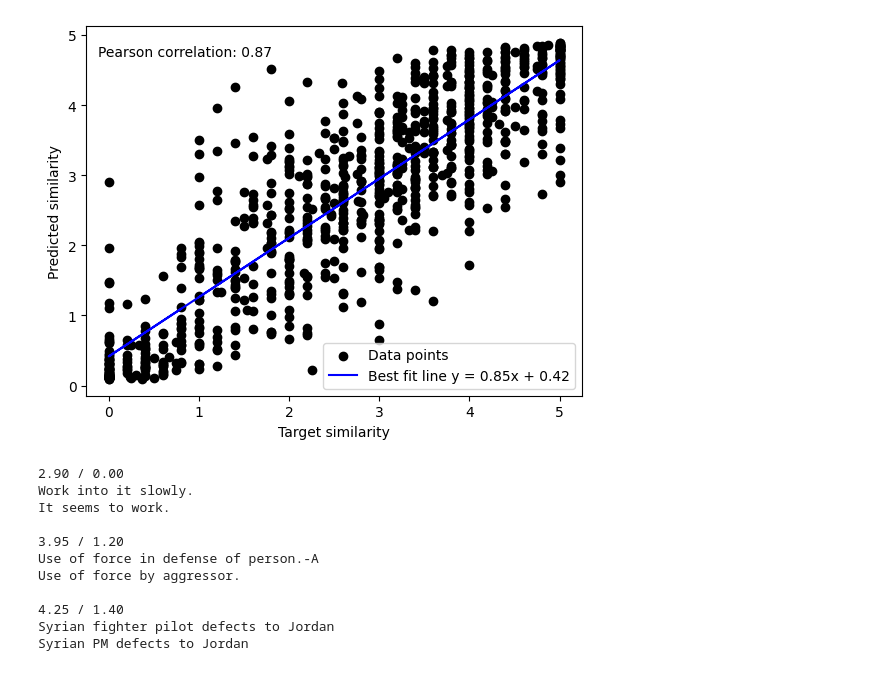
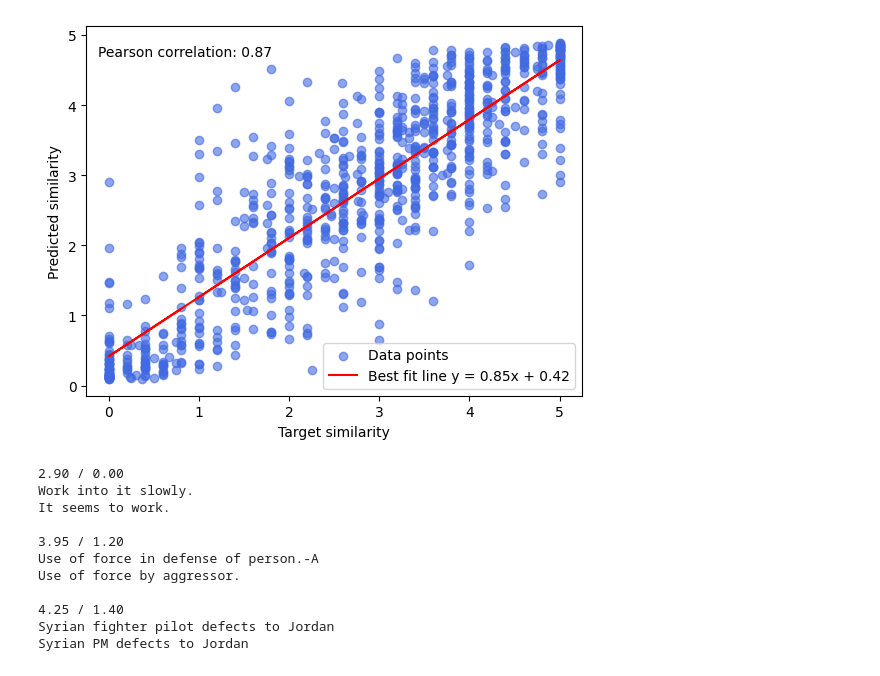
Before and after one commit to Cooper-Zhong/CS310-project-minbert, a Jupyter notebook: bert_classifier/Analysis/Analysis-sts.ipynb, the cells around one changed output. Drawn from its saved outputs; the diff is of its cells as text; code cells hidden in the pictures.

```diff
--- a/bert_classifier/Analysis/Analysis-sts.ipynb
+++ b/bert_classifier/Analysis/Analysis-sts.ipynb
@@ -25,28 +25,28 @@ with open(ground_truth_path) as f:
 # %%
 #Scatter plot of predicted and target similarities for STS, line of best fit, and correlation coefficient
 import matplotlib.pyplot as plt
 import numpy as np
 from sklearn.linear_model import LinearRegression
 from scipy.stats import pearsonr
 
 g_similarity = np.array(g_similarity)
 p_similarity = np.array(p_similarity)
 g_similarity_reshaped = g_similarity.reshape(-1, 1)
 model = LinearRegression()
 model.fit(g_similarity_reshaped, p_similarity)
 p_pred = model.predict(g_similarity_reshaped)
 
 pearsonr_coef = pearsonr(g_similarity, p_similarity)
 
-plt.scatter(g_similarity, p_similarity, color='black', label='Data points')
-plt.plot(g_similarity, p_pred, color='blue', label='Best fit line y = %.2fx + %.2f' % (model.coef_[0], model.intercept_))
+plt.scatter(g_similarity, p_similarity, color='royalblue',alpha=0.6, label='Data points')
+plt.plot(g_similarity, p_pred, color='r', label='Best fit line y = %.2fx + %.2f' % (model.coef_[0], model.intercept_))
 plt.text(0.2, 0.93, 'Pearson correlation: {:.2f}'.format(pearsonr_coef[0]), horizontalalignment='center', verticalalignment='center', transform=plt.gca().transAxes)
 plt.legend()
 plt.xlabel('Target similarity')
 plt.ylabel('Predicted similarity')
 plt.savefig(output_path)
 # %% [output]
-[figure, old version]
+[figure, new version]
 # %%
 for i in range(len(p_id)):
     if abs(p_similarity[i] - g_similarity[i]) > 2.5:
```
Also changed, not shown: 3 other files.
